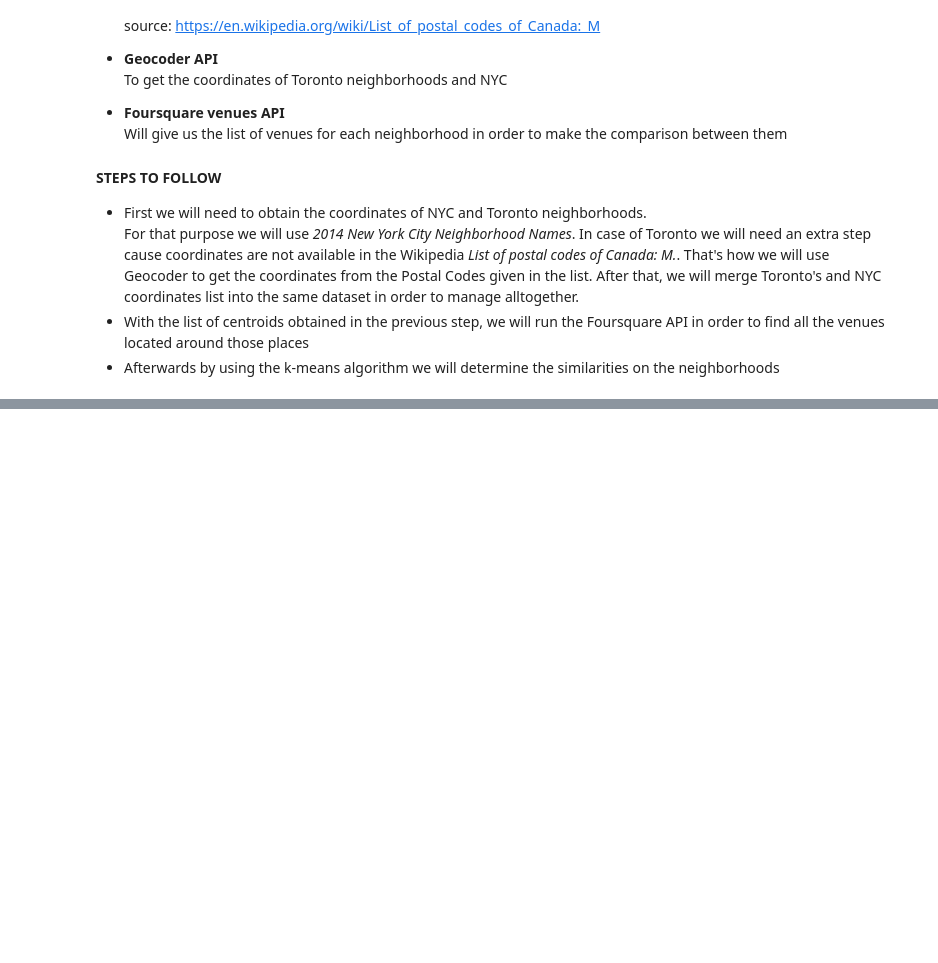
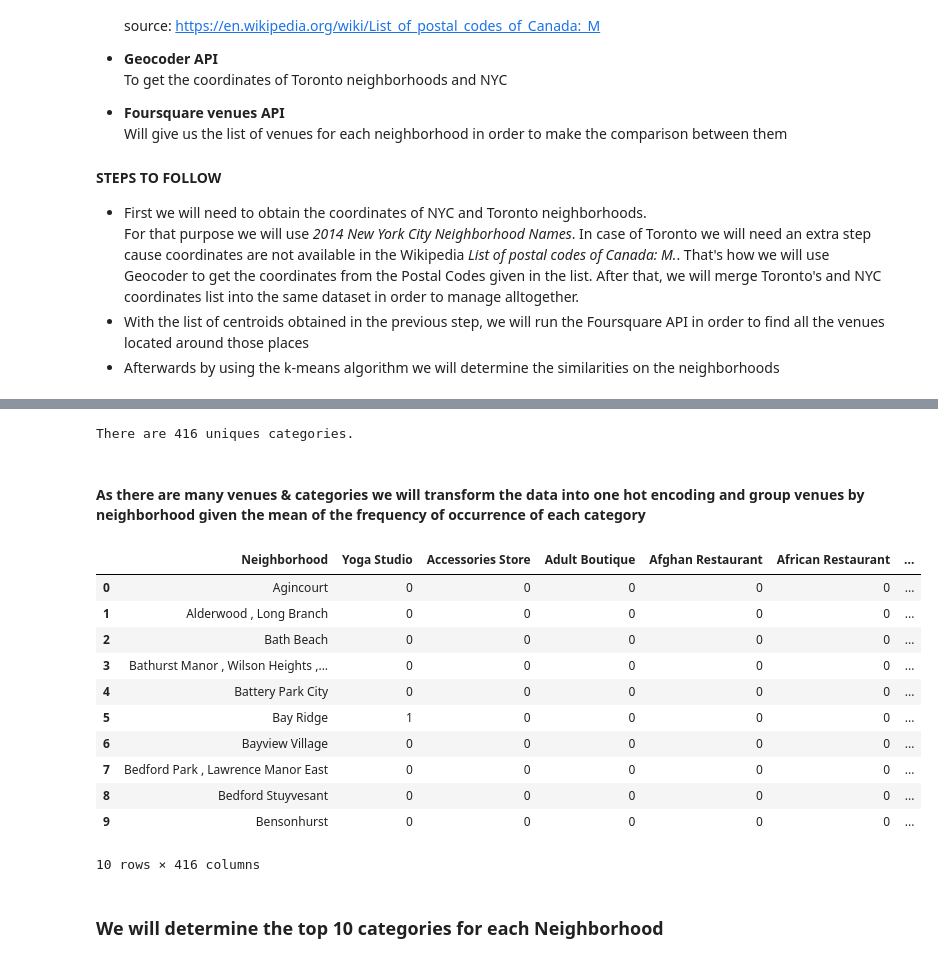
Before and after one commit to julietamc/Coursera_Capstone, a Jupyter notebook: Where to move in_ (Toronto vs NYC neighborhoods).ipynb, the cells around one changed output, grey strips where cells are left out. Cells and saved outputs as stored; diff of their text form; code cells hidden in the pictures; blank space fills up the shorter version.

Commit message:
Week 2 - Where to move in?

```diff
--- a/Where to move in_ (Toronto vs NYC neighborhoods).ipynb
+++ b/Where to move in_ (Toronto vs NYC neighborhoods).ipynb
@@ -46,0 +166,20 @@ For that purpose we will use *2014 New York City Neighborhood Names*. In case of
+# %%
+#For each postal code in previous step, we look for the coordinates
+Can_Locations = pd.DataFrame(columns=['Postal_Code', 'Latitude', 'Longitude'])
+
+for i in range(len(df_Canada)) :
+
+    lat_lng_coords = None
+
+    postal_code = df_Canada.loc[i, "Postal code"]
+
+    while(lat_lng_coords is None):
+        g = geocoder.arcgis('{}, Toronto, Ontario'.format(postal_code))
+        lat_lng_coords = g.latlng
+
+    neighborhood_lat = lat_lng_coords[0]
+    neighborhood_lon = lat_lng_coords[1]
+
+    Can_Locations = Can_Locations.append({'Postal_Code': postal_code,
+                                          'Latitude': neighborhood_lat,
+                                          'Longitude': neighborhood_lon}, ignore_index=True)
@@ -46,0 +200,5 @@ For that purpose we will use *2014 New York City Neighborhood Names*. In case of
+# %%
+neighborhoods = neighborhoods.append(df_Canada.set_index('Postal code').join(Can_Locations.set_index('Postal_Code')))
+neighborhoods.reset_index(drop=True)
+print(neighborhoods.shape)
+neighborhoods.head()
@@ -46,0 +311,6 @@ For that purpose we will use *2014 New York City Neighborhood Names*. In case of
+# %%
+neigh_venues = getNearbyVenues(names=neighborhoods['Neighborhood'],
+                                   latitudes=neighborhoods['Latitude'],
+                                   longitudes=neighborhoods['Longitude']
+                                  )
+print(neigh_venues.shape)
@@ -46,0 +330,34 @@ For that purpose we will use *2014 New York City Neighborhood Names*. In case of
+# %%
+print('There are {} uniques categories.'.format(len(neigh_venues['Venue Category'].unique())))
+# %% [output]
+There are 416 uniques categories.
+# %% [markdown]
+#### As there are many venues & categories we will transform the data into one hot encoding and group venues by neighborhood given the mean of the frequency of occurrence of each category
+# %%
+# one hot encoding
+neigh_onehot = pd.get_dummies(neigh_venues[['Venue Category']], prefix="", prefix_sep="")
+
+# add neighborhood column back to dataframe
+neigh_onehot['Neighborhood'] = neigh_venues['Neighborhood']
+
+# move neighborhood column to the first column
+fixed_columns = [neigh_onehot.columns[-1]] + list(neigh_onehot.columns[:-1])
+neigh_onehot = neigh_onehot[fixed_columns]
+
+neigh_grouped = neigh_onehot.groupby('Neighborhood').sum().reset_index()
+neigh_grouped.head(10)
+# %% [output]
+|  | Neighborhood | Yoga Studio | Accessories Store | Adult Boutique | Afghan Restaurant | African Restaurant | ... |
+| 0 | Agincourt | 0 | 0 | 0 | 0 | 0 | ... |
+| 1 | Alderwood , Long Branch | 0 | 0 | 0 | 0 | 0 | ... |
+| 2 | Bath Beach | 0 | 0 | 0 | 0 | 0 | ... |
+| 3 | Bathurst Manor , Wilson Heights ,... | 0 | 0 | 0 | 0 | 0 | ... |
+| 4 | Battery Park City | 0 | 0 | 0 | 0 | 0 | ... |
+| 5 | Bay Ridge | 1 | 0 | 0 | 0 | 0 | ... |
+| 6 | Bayview Village | 0 | 0 | 0 | 0 | 0 | ... |
+| 7 | Bedford Park , Lawrence Manor East | 0 | 0 | 0 | 0 | 0 | ... |
+| 8 | Bedford Stuyvesant | 0 | 0 | 0 | 0 | 0 | ... |
+| 9 | Bensonhurst | 0 | 0 | 0 | 0 | 0 | ... |
+10 rows × 416 columns
+# %% [markdown]
+### We will determine the top 10 categories for each Neighborhood
```
Also changed, not shown: parts of 39 cells of this notebook.
